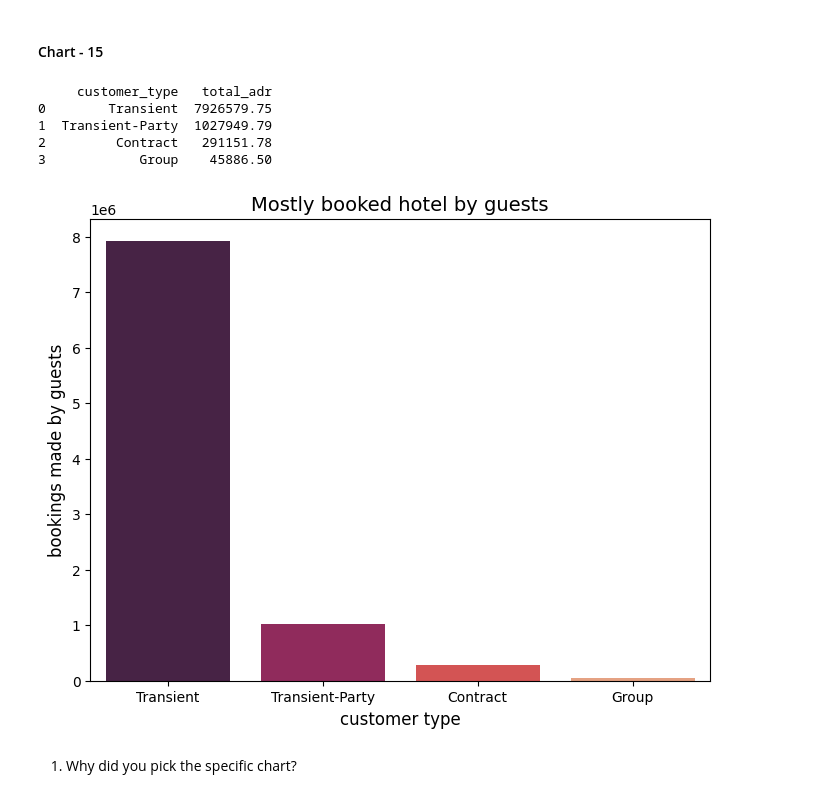
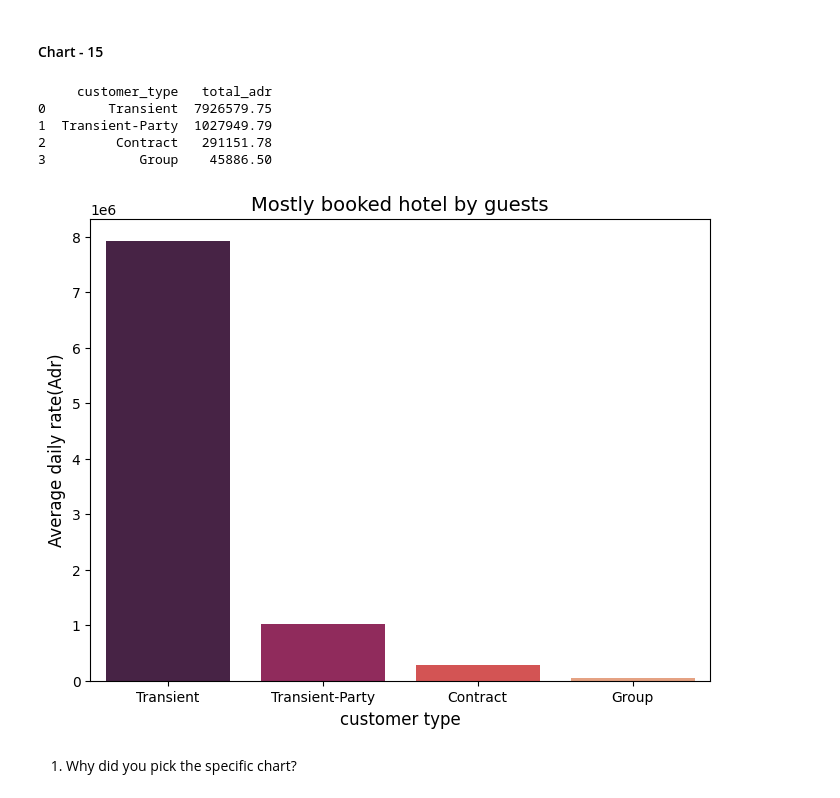
Before and after one commit to jyothika2809/CITY-AND-RESORT-HOTEL-EDA-AND-DASHBOARD, a Jupyter notebook: EDA_hotel_booking_analysis.ipynb, the cells around one changed output. Drawn from its saved outputs; the diff is of its cells as text; code cells hidden in the pictures.

```diff
--- a/EDA_hotel_booking_analysis.ipynb
+++ b/EDA_hotel_booking_analysis.ipynb
@@ -904,27 +927,27 @@ plt.show()
 # %%
 #chart 15 visualisation code
 #filtering all the adr based on each group of customer type and adding the adr for total adr made by each group of customer
 customer_type_adr = pd.DataFrame(hotel_booking[["customer_type","adr"]])
 customer_type_adr_df = customer_type_adr.groupby('customer_type')["adr"].sum().sort_values(ascending=False).reset_index(name="total_adr")
 print(customer_type_adr_df)
 print("\n")
 plt.figure(figsize=(8,6))
 #creating a bar plot for the visualisation
 sns.barplot(x=customer_type_adr_df['customer_type'],y=customer_type_adr_df['total_adr'],palette='rocket')
 #adding labels and titles
 plt.xlabel("customer type",fontsize=12)
-plt.ylabel("bookings made by guests",fontsize = 12)
+plt.ylabel("Average daily rate(Adr)",fontsize = 12)
 plt.title("Mostly booked hotel by guests",fontsize=14)
 
 #showing the plot
 plt.show()
 # %% [output]
      customer_type   total_adr
 0        Transient  7926579.75
 1  Transient-Party  1027949.79
 2         Contract   291151.78
 3            Group    45886.50
-[figure, old version]
+[figure, new version]
 # %% [markdown]
 1. Why did you pick the specific chart?
 # %% [markdown]
```
Also changed, not shown: parts of 12 cells of this notebook.
